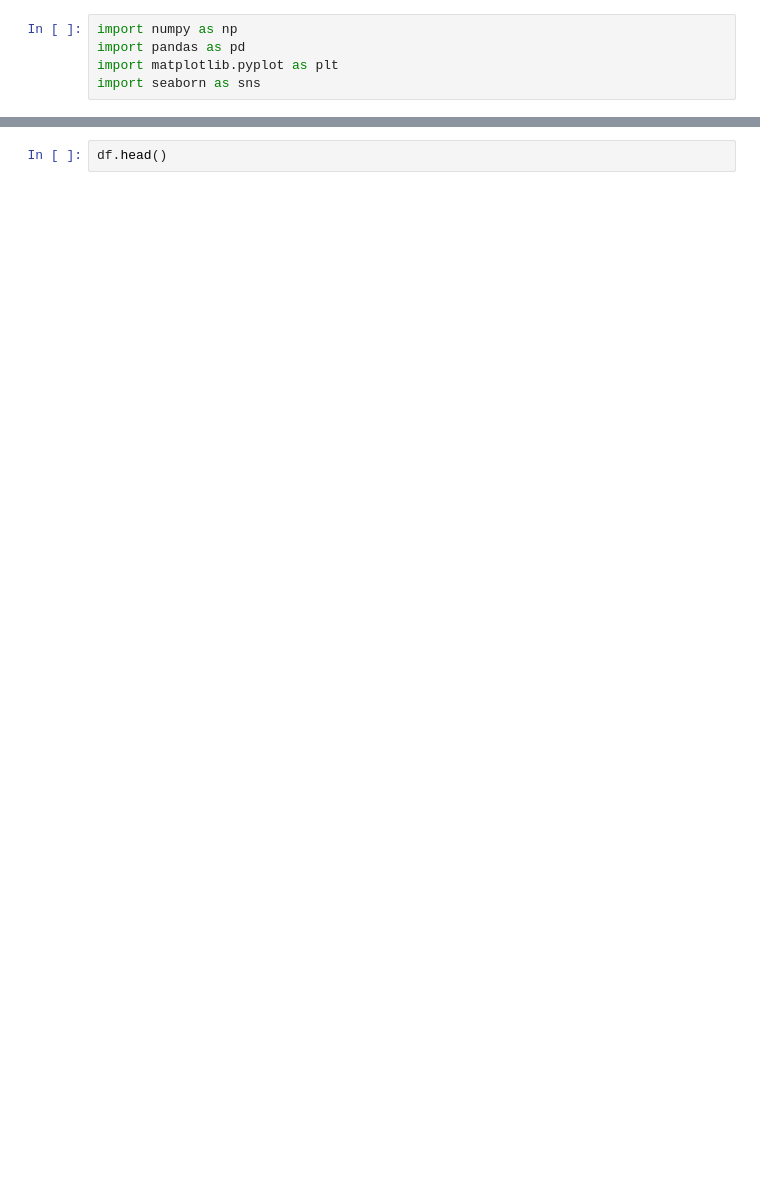
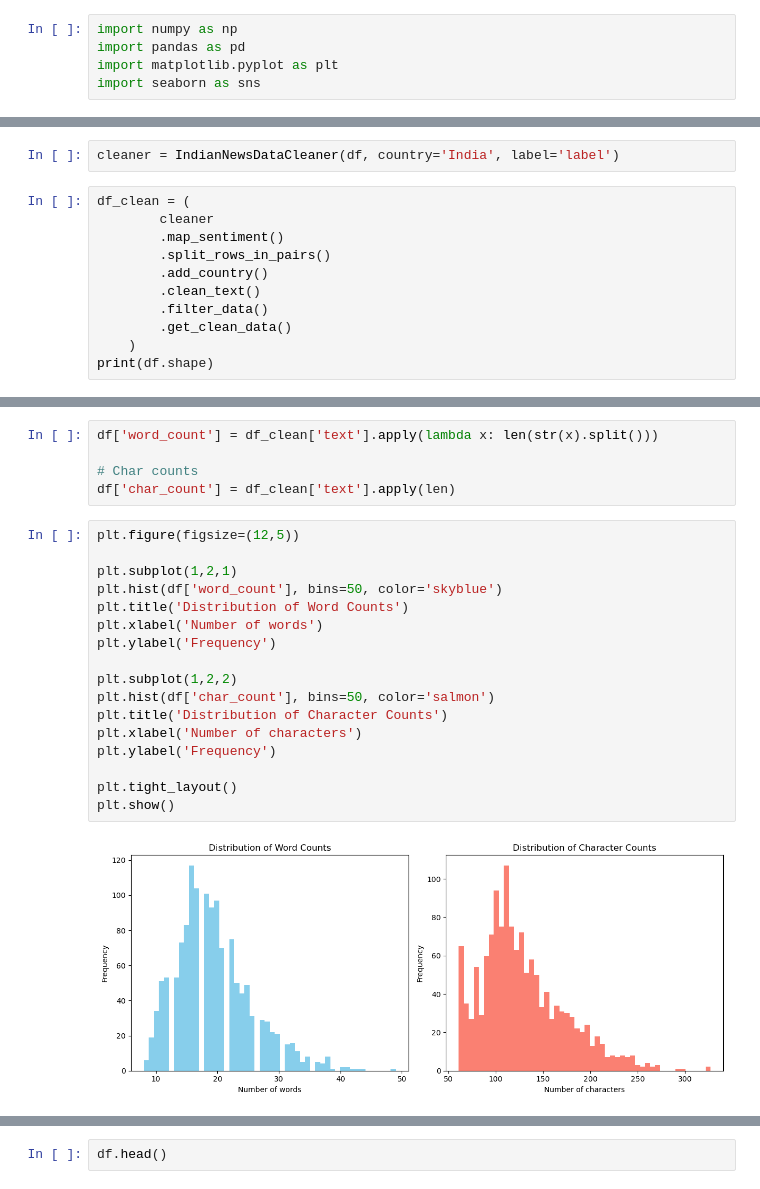
Before and after one commit to Sandeep20013/options-NIFTY50, a Jupyter notebook: stock-sentiment-analysis/EDA.ipynb, the cells around one changed output, grey strips where cells are left out. Drawn from its saved outputs; the diff is of its cells as text; blank space fills up the shorter version.

```diff
--- a/stock-sentiment-analysis/EDA.ipynb
+++ b/stock-sentiment-analysis/EDA.ipynb
@@ -15,0 +20,13 @@ df.head()
+# %%
+cleaner = IndianNewsDataCleaner(df, country='India', label='label')
+# %%
+df_clean = (
+        cleaner
+        .map_sentiment()
+        .split_rows_in_pairs()
+        .add_country()
+        .clean_text()
+        .filter_data()
+        .get_clean_data()
+    )
+print(df.shape)
@@ -15,0 +60,24 @@ df.head()
+# %%
+df['word_count'] = df_clean['text'].apply(lambda x: len(str(x).split()))
+
+# Char counts
+df['char_count'] = df_clean['text'].apply(len)
+# %%
+plt.figure(figsize=(12,5))
+
+plt.subplot(1,2,1)
+plt.hist(df['word_count'], bins=50, color='skyblue')
+plt.title('Distribution of Word Counts')
+plt.xlabel('Number of words')
+plt.ylabel('Frequency')
+
+plt.subplot(1,2,2)
+plt.hist(df['char_count'], bins=50, color='salmon')
+plt.title('Distribution of Character Counts')
+plt.xlabel('Number of characters')
+plt.ylabel('Frequency')
+
+plt.tight_layout()
+plt.show()
+# %% [output]
+[figure, added]
```
Also changed, not shown: parts of 12 cells of this notebook, 1 other file.
